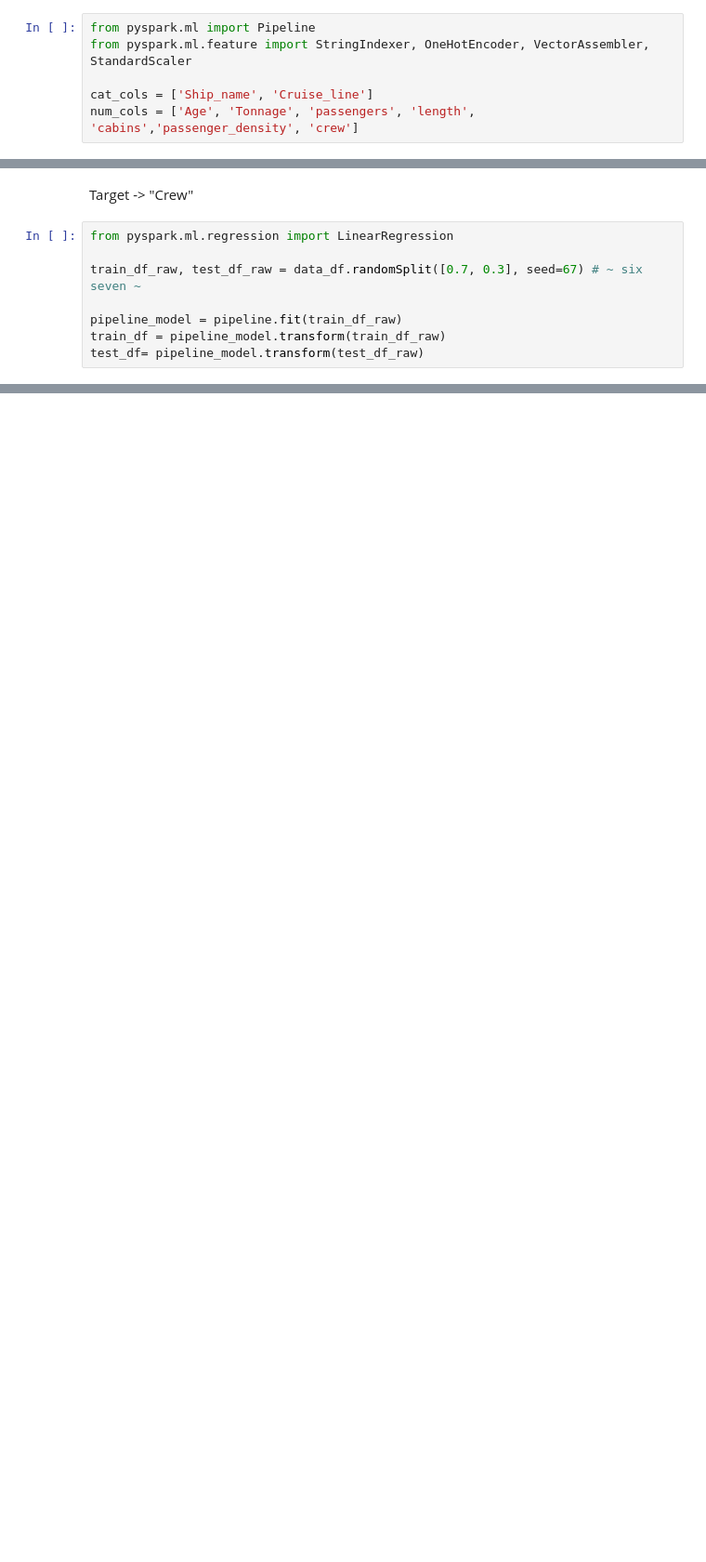
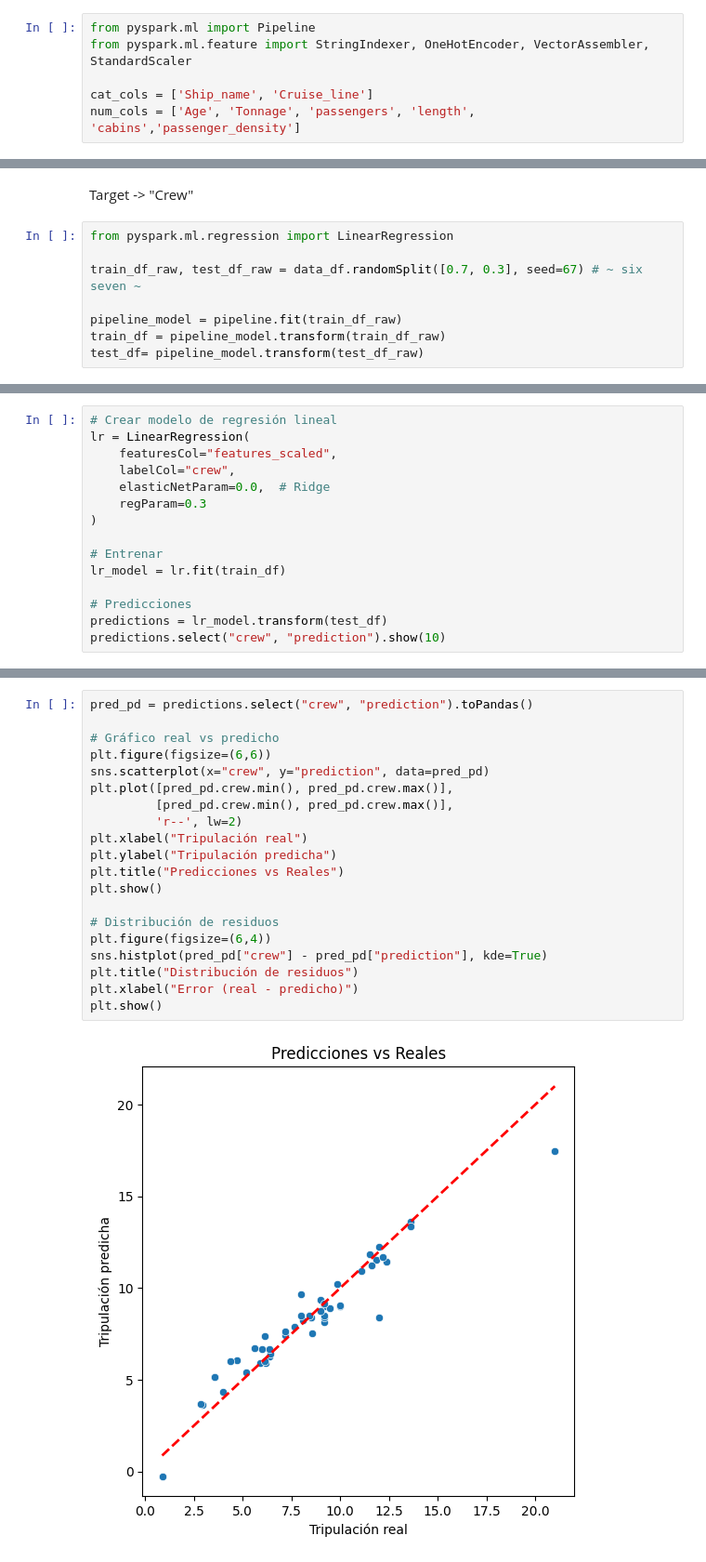
Before and after one commit to MarchMol/Laboratorio_10_DS, a Jupyter notebook: Lab_10.ipynb, the cells around one changed output, grey strips where cells are left out. Shown: that part at 93% size. Saved outputs shown, nothing was run; the diff lists cells and outputs as text; blank space fills up the shorter version.

Commit message:
Feat: entrenamiento y optimización de modelo

```diff
--- a/Lab_10.ipynb
+++ b/Lab_10.ipynb
@@ -162,7 +171,7 @@ from pyspark.ml import Pipeline
 from pyspark.ml.feature import StringIndexer, OneHotEncoder, VectorAssembler, StandardScaler
 
 cat_cols = ['Ship_name', 'Cruise_line']
-num_cols = ['Age', 'Tonnage', 'passengers', 'length', 'cabins','passenger_density', 'crew']
+num_cols = ['Age', 'Tonnage', 'passengers', 'length', 'cabins','passenger_density']
 # %%
 # 1 index categoricas
 indexers = [
@@ -209,0 +227,15 @@ test_df
+# %%
+# Crear modelo de regresión lineal
+lr = LinearRegression(
+    featuresCol="features_scaled",
+    labelCol="crew",
+    elasticNetParam=0.0,  # Ridge
+    regParam=0.3
+)
+
+# Entrenar
+lr_model = lr.fit(train_df)
+
+# Predicciones
+predictions = lr_model.transform(test_df)
+predictions.select("crew", "prediction").show(10)
@@ -209,0 +284,22 @@ test_df
+# %%
+pred_pd = predictions.select("crew", "prediction").toPandas()
+
+# Gráfico real vs predicho
+plt.figure(figsize=(6,6))
+sns.scatterplot(x="crew", y="prediction", data=pred_pd)
+plt.plot([pred_pd.crew.min(), pred_pd.crew.max()],
+         [pred_pd.crew.min(), pred_pd.crew.max()],
+         'r--', lw=2)
+plt.xlabel("Tripulación real")
+plt.ylabel("Tripulación predicha")
+plt.title("Predicciones vs Reales")
+plt.show()
+
+# Distribución de residuos
+plt.figure(figsize=(6,4))
+sns.histplot(pred_pd["crew"] - pred_pd["prediction"], kde=True)
+plt.title("Distribución de residuos")
+plt.xlabel("Error (real - predicho)")
+plt.show()
+# %% [output]
+[figure, added]
```
Also changed, not shown: parts of 19 cells of this notebook.
